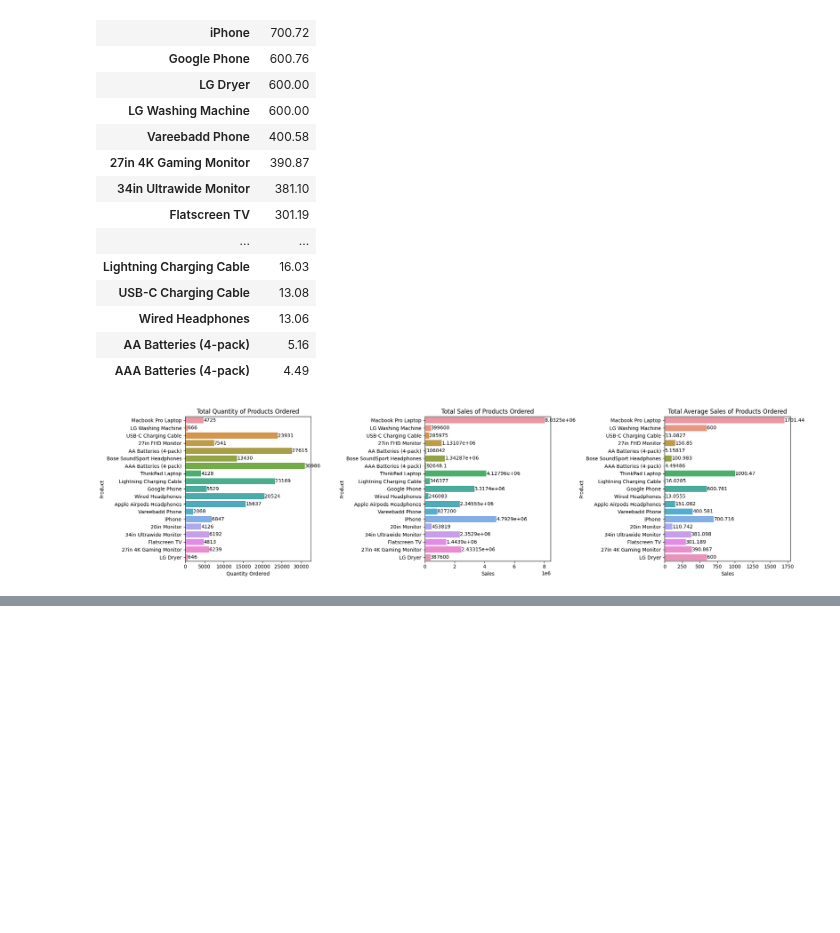
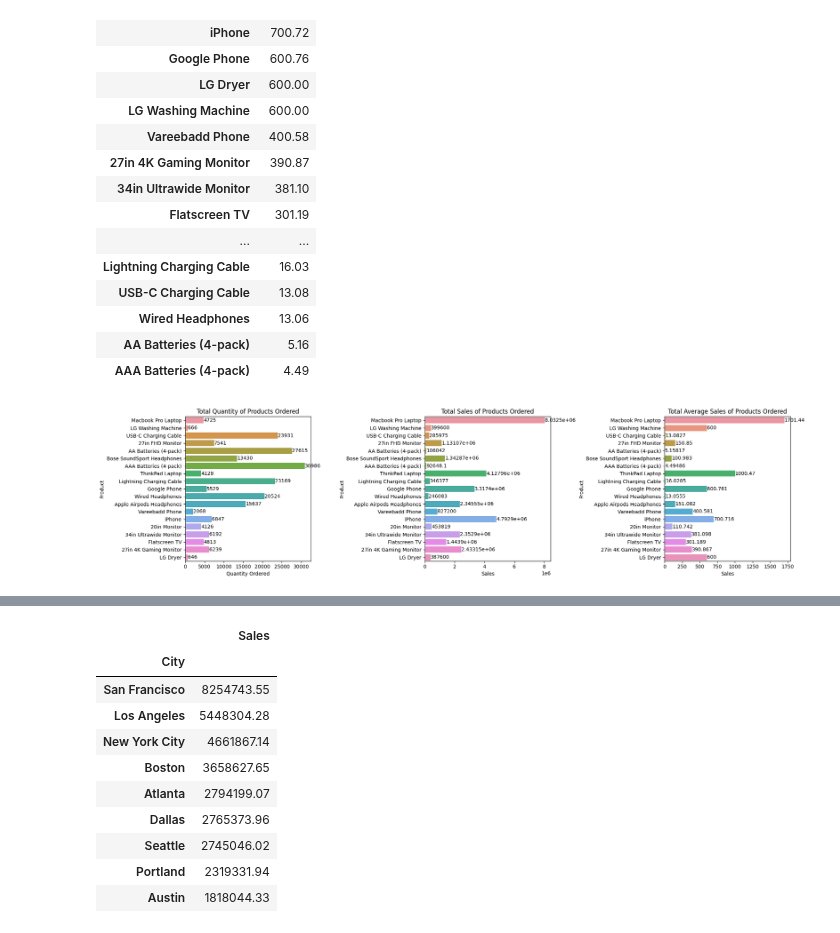
Before and after one commit to Akshay-Paunikar/Statistics_for_Data_Science, a Jupyter notebook: Complete_Statistics_Implementation_for_Data_Science.ipynb, the cells around one changed output, grey strips where cells are left out. Saved outputs shown, nothing was run; the diff lists cells and outputs as text; code cells hidden in the pictures; blank space fills up the shorter version.

```diff
--- a/Complete_Statistics_Implementation_for_Data_Science.ipynb
+++ b/Complete_Statistics_Implementation_for_Data_Science.ipynb
@@ -527,0 +551,15 @@ plt.show()
+# %%
+# City-wise Total Sales
+data.groupby('City').agg({'Sales':'sum'}).sort_values(ascending=False, by='Sales')
+# %% [output]
+|  | Sales |
+| City |  |
+| San Francisco | 8254743.55 |
+| Los Angeles | 5448304.28 |
+| New York City | 4661867.14 |
+| Boston | 3658627.65 |
+| Atlanta | 2794199.07 |
+| Dallas | 2765373.96 |
+| Seattle | 2745046.02 |
+| Portland | 2319331.94 |
+| Austin | 1818044.33 |
```
Also changed, not shown: parts of 4 cells of this notebook.
